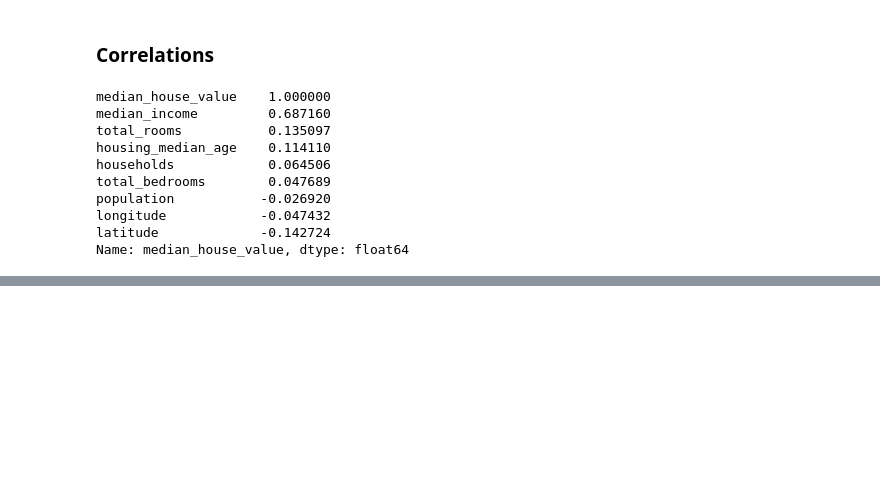
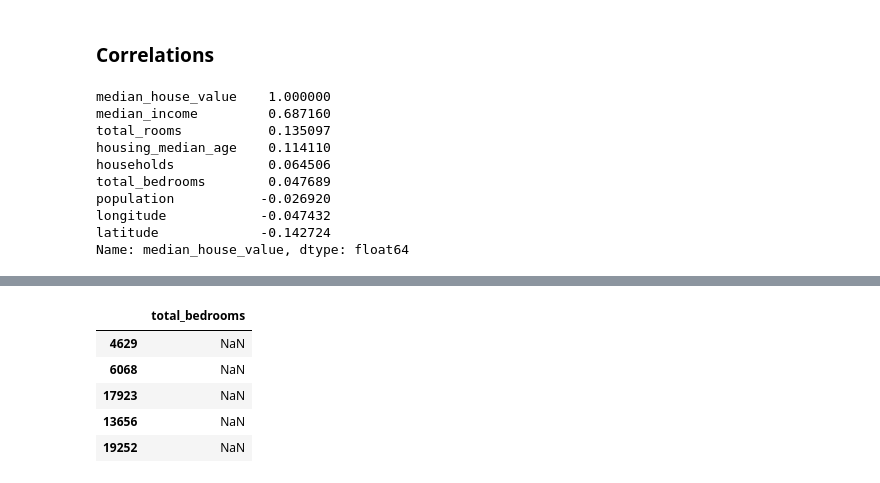
Before and after one commit to liyapo/Housing-Prices-CA, a Jupyter notebook: House Prices CA.ipynb, the cells around one changed output, grey strips where cells are left out. Cells and saved outputs as stored; diff of their text form; code cells hidden in the pictures; blank space fills up the shorter version.

```diff
--- a/House Prices CA.ipynb
+++ b/House Prices CA.ipynb
@@ -172,0 +232,3 @@ corr_matrix
+# %%
+housing = strat_train_set.drop("median_house_value", axis=1)
+housing_labels = strat_train_set["median_house_value"].copy()
@@ -172,0 +272,10 @@ corr_matrix
+# %%
+null_columns=housing_num.columns[housing_num.isnull().any()]
+housing_num[housing_num.isnull().any(axis=1)][null_columns].head()
+# %% [output]
+|  | total_bedrooms |
+| 4629 | NaN |
+| 6068 | NaN |
+| 17923 | NaN |
+| 13656 | NaN |
+| 19252 | NaN |
```
Also changed, not shown: parts of 33 cells of this notebook.
